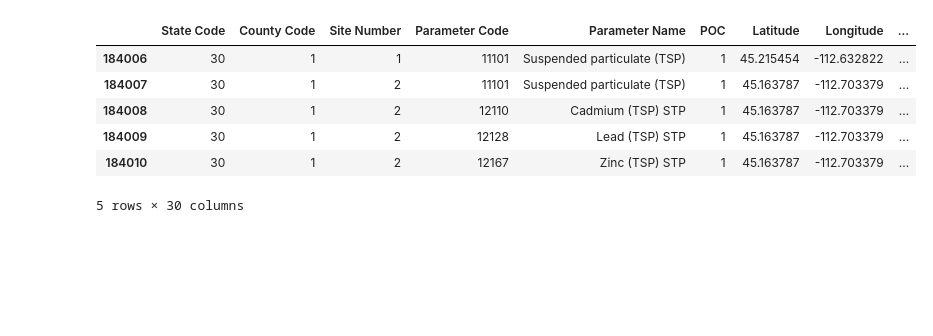
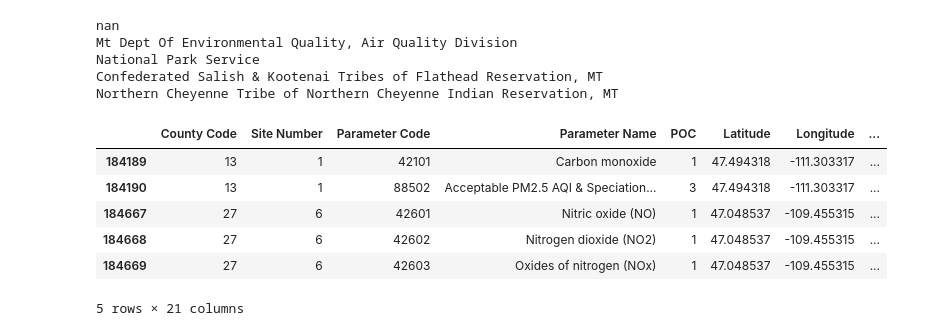
Before and after one commit to samsoe/nfc_data, a Jupyter notebook: notebooks/aqs_monitors.ipynb, the cells around one changed output. Drawn from its saved outputs; the diff is of its cells as text; code cells hidden in the pictures; blank space fills up the shorter version.

```diff
--- a/notebooks/aqs_monitors.ipynb
+++ b/notebooks/aqs_monitors.ipynb
@@ -6,0 +11,4 @@ src_df = pd.read_csv(aqs_monitor_src, low_memory=False)
+# %%
+# Select Montana rows
+mt_df = src_df.loc[src_df['State Name'] == 'Montana']
+mt_df.shape
@@ -7 +24,7 @@ src_df = pd.read_csv(aqs_monitor_src, low_memory=False)
+# %%
+# List of columns to drop
+drop_columns = ['Datum', 'First Year of Data', 'State Name',
+                'State Code', 'CBSA Name', 'Tribe Name', 'QA Primary Monitor',
+                'Networks', 'Exclusions']
+mt_df = mt_df.drop(drop_columns, axis=1);
 # %%
@@ -59,10 +94,24 @@ print(addresses)
+# %%
+# Collecting Agencies
+collecting_agencies = mt_df['Collecting Agency'].unique()
+for agency in collecting_agencies:
+    print(agency)
+# %% [output]
+nan
+Mt Dept Of Environmental Quality, Air Quality Division
+National Park Service
+Confederated Salish & Kootenai Tribes of Flathead Reservation, MT
+Northern Cheyenne Tribe of Northern Cheyenne Indian Reservation, MT
+# %%
+# Refine to Mt DEQ for consistent dataset
+deq_df = mt_df[mt_df['Collecting Agency'] == 'Mt Dept Of Environmental Quality, Air Quality Division']
 # %%
-df.head()
+deq_df.head()
 # %% [output]
-|  | State Code | County Code | Site Number | Parameter Code | Parameter Name | POC | Latitude | Longitude | ... |
-| 184006 | 30 | 1 | 1 | 11101 | Suspended particulate (TSP) | 1 | 45.215454 | -112.632822 | ... |
-| 184007 | 30 | 1 | 2 | 11101 | Suspended particulate (TSP) | 1 | 45.163787 | -112.703379 | ... |
-| 184008 | 30 | 1 | 2 | 12110 | Cadmium (TSP) STP | 1 | 45.163787 | -112.703379 | ... |
-| 184009 | 30 | 1 | 2 | 12128 | Lead (TSP) STP | 1 | 45.163787 | -112.703379 | ... |
-| 184010 | 30 | 1 | 2 | 12167 | Zinc (TSP) STP | 1 | 45.163787 | -112.703379 | ... |
+|  | County Code | Site Number | Parameter Code | Parameter Name | POC | Latitude | Longitude | ... |
+| 184189 | 13 | 1 | 42101 | Carbon monoxide | 1 | 47.494318 | -111.303317 | ... |
+| 184190 | 13 | 1 | 88502 | Acceptable PM2.5 AQI & Speciation... | 3 | 47.494318 | -111.303317 | ... |
+| 184667 | 27 | 6 | 42601 | Nitric oxide (NO) | 1 | 47.048537 | -109.455315 | ... |
+| 184668 | 27 | 6 | 42602 | Nitrogen dioxide (NO2) | 1 | 47.048537 | -109.455315 | ... |
+| 184669 | 27 | 6 | 42603 | Oxides of nitrogen (NOx) | 1 | 47.048537 | -109.455315 | ... |
-5 rows × 30 columns
+5 rows × 21 columns
```
Also changed, not shown: parts of 19 cells of this notebook.
